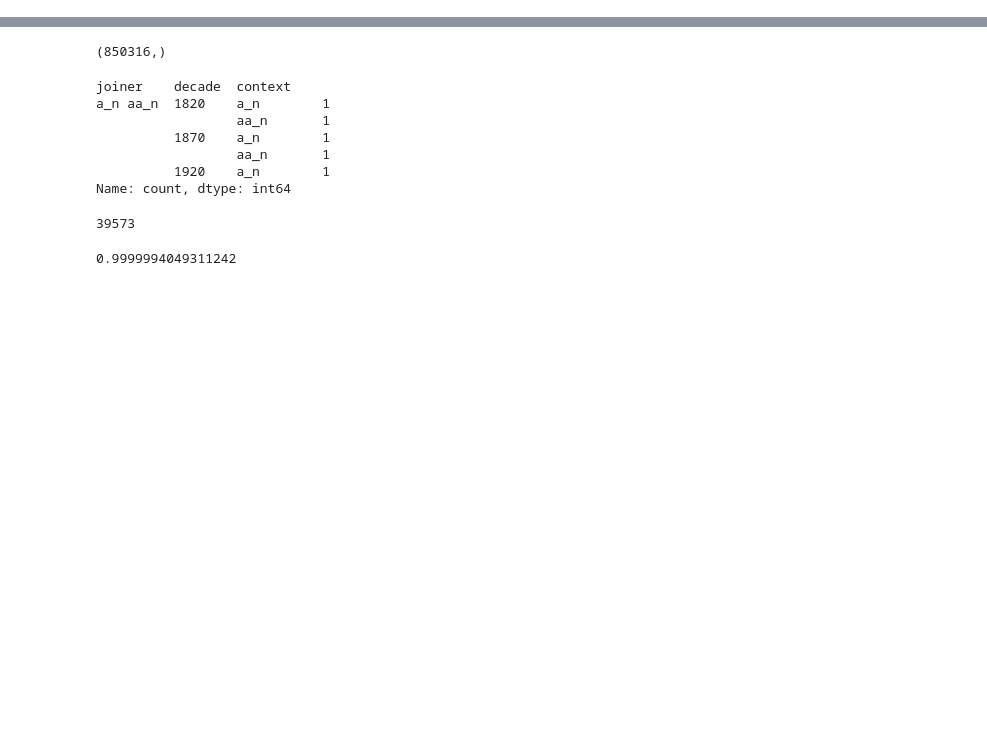
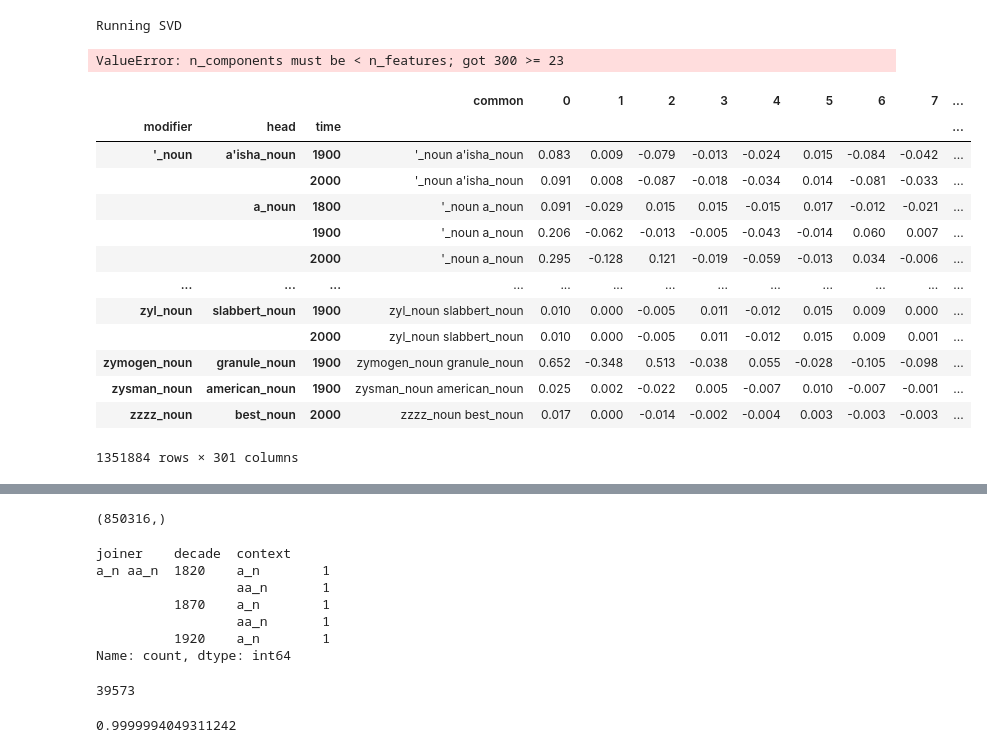
Before and after one commit to prajitdhar/Compounding, a Jupyter notebook: novel_compound_predictor/Dimensionality_Reduction_Non_Contextual_Temporal.ipynb, the cells around one changed output, grey strips where cells are left out. Saved outputs shown, nothing was run; the diff lists cells and outputs as text; code cells hidden in the pictures; blank space fills up the shorter version.

Commit message:
Modified code to get CompoundAgnostic models

```diff
--- a/novel_compound_predictor/Dimensionality_Reduction_Non_Contextual_Temporal.ipynb
+++ b/novel_compound_predictor/Dimensionality_Reduction_Non_Contextual_Temporal.ipynb
@@ -11,0 +30,3 @@ pd.options.mode.chained_assignment = None
+# %%
+temporal=100
+cutoff=100
@@ -11,0 +81,58 @@ pd.options.mode.chained_assignment = None
+# %%
+
+
+    #df=df.to_sparse()
+    if temporal!=0:
+        df, rows, _ = df.sparse.to_coo(row_levels=['common','time'],column_levels=['context'],sort_labels=False)
+
+    else:
+        df, rows, _ = df.spare.to_coo(row_levels=['common'],column_levels=['context'],sort_labels=False)
+
+    print('Running SVD')
+# %% [output]
+Running SVD
+# %%
+
+    df_reduced=dim_reduction(df,rows)
+
+    print('Splitting back into individual datasets are saving them')
+    if temporal!=0:
+        df_reduced.index.names = ['common','time']
+    else:
+        df_reduced.index.names = ['common']
+# %% [output]
+ValueError: n_components must be < n_features; got 300 >= 23
+# %%
+    compounds_reduced=df_reduced.loc[df_reduced.index.get_level_values(0).str.contains(r'\w \w')]
+    compounds_reduced.reset_index(inplace=True)
+    #print(compounds_reduced.head())
+    compounds_reduced['modifier'],compounds_reduced['head']=compounds_reduced['common'].str.split(' ', 1).str
+# %%
+    constituents_reduced=df_reduced.loc[~df_reduced.index.get_level_values(0).str.contains(r'\w \w')]
+    constituents_reduced.reset_index(inplace=True)
+    constituents_reduced['constituent']=constituents_reduced['common']
+    constituents_reduced.drop(['common'],axis=1,inplace=True)
+
+    if temporal!=0:
+        compounds_reduced.set_index(['modifier','head','time'],inplace=True)
+        constituents_reduced.set_index(['constituent','time'],inplace=True)
+    else:
+        compounds_reduced.set_index(['modifier','head'],inplace=True)
+        constituents_reduced.set_index(['constituent'],inplace=True)
+# %%
+compounds_reduced
+# %% [output]
+|  |  |  | common | 0 | 1 | 2 | 3 | 4 | 5 | 6 | 7 | ... |
+| modifier | head | time |  |  |  |  |  |  |  |  |  | ... |
+| '_noun | a'isha_noun | 1900 | '_noun a'isha_noun | 0.083 | 0.009 | -0.079 | -0.013 | -0.024 | 0.015 | -0.084 | -0.042 | ... |
+|  |  | 2000 | '_noun a'isha_noun | 0.091 | 0.008 | -0.087 | -0.018 | -0.034 | 0.014 | -0.081 | -0.033 | ... |
+|  | a_noun | 1800 | '_noun a_noun | 0.091 | -0.029 | 0.015 | 0.015 | -0.015 | 0.017 | -0.012 | -0.021 | ... |
+|  |  | 1900 | '_noun a_noun | 0.206 | -0.062 | -0.013 | -0.005 | -0.043 | -0.014 | 0.060 | 0.007 | ... |
+|  |  | 2000 | '_noun a_noun | 0.295 | -0.128 | 0.121 | -0.019 | -0.059 | -0.013 | 0.034 | -0.006 | ... |
+| ... | ... | ... | ... | ... | ... | ... | ... | ... | ... | ... | ... | ... |
+| zyl_noun | slabbert_noun | 1900 | zyl_noun slabbert_noun | 0.010 | 0.000 | -0.005 | 0.011 | -0.012 | 0.015 | 0.009 | 0.000 | ... |
+|  |  | 2000 | zyl_noun slabbert_noun | 0.010 | 0.000 | -0.005 | 0.011 | -0.012 | 0.015 | 0.009 | 0.001 | ... |
+| zymogen_noun | granule_noun | 1900 | zymogen_noun granule_noun | 0.652 | -0.348 | 0.513 | -0.038 | 0.055 | -0.028 | -0.105 | -0.098 | ... |
+| zysman_noun | american_noun | 1900 | zysman_noun american_noun | 0.025 | 0.002 | -0.022 | 0.005 | -0.007 | 0.010 | -0.007 | -0.001 | ... |
+| zzzz_noun | best_noun | 2000 | zzzz_noun best_noun | 0.017 | 0.000 | -0.014 | -0.002 | -0.004 | 0.003 | -0.003 | -0.003 | ... |
+1351884 rows × 301 columns
```
Also changed, not shown: parts of 11 cells of this notebook, 3 other files.
